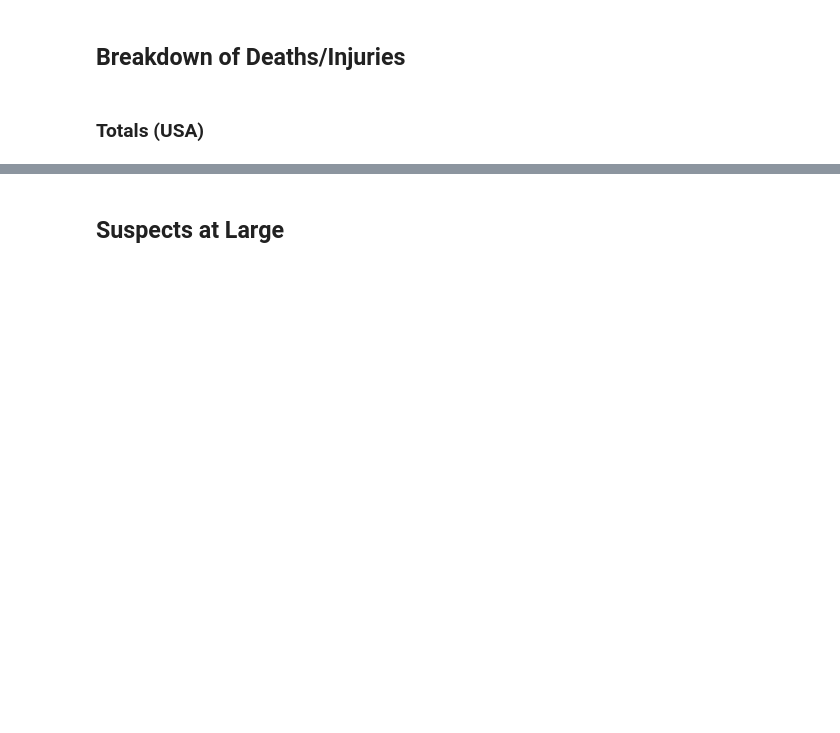
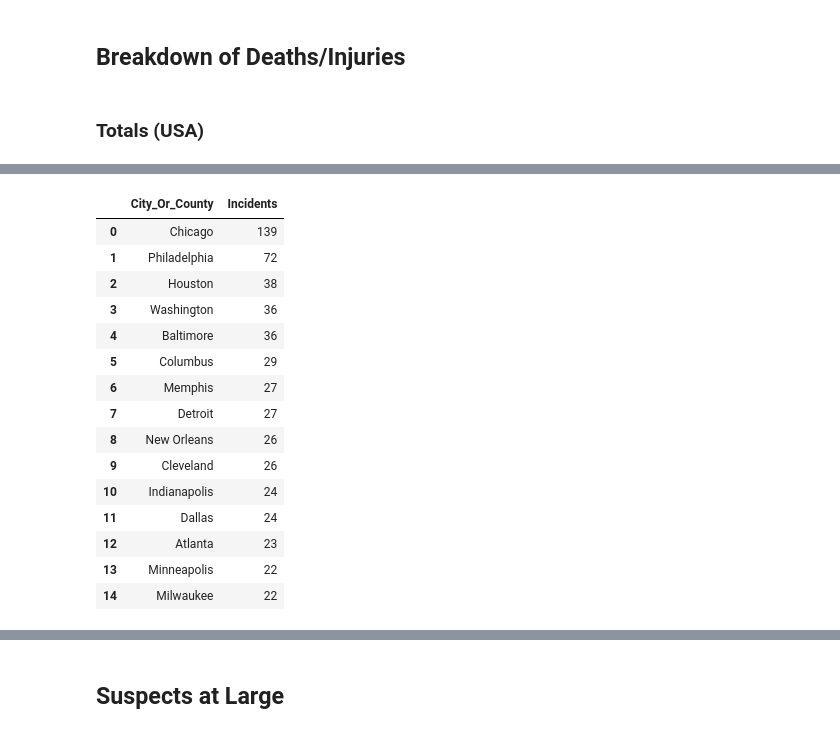
Before and after one commit to Tyton25/Event_Analysis, a Jupyter notebook: mass_gv_stats.ipynb, the cells around one changed output, grey strips where cells are left out. Drawn from its saved outputs; the diff is of its cells as text; code cells hidden in the pictures; blank space fills up the shorter version.

```diff
--- a/mass_gv_stats.ipynb
+++ b/mass_gv_stats.ipynb
@@ -255,0 +293,20 @@ df['Suspects_Arrested'].sum()
+# %%
+trunc_city_count_df = city_count_df[:15]
+trunc_city_count_df
+# %% [output]
+|  | City_Or_County | Incidents |
+| 0 | Chicago | 139 |
+| 1 | Philadelphia | 72 |
+| 2 | Houston | 38 |
+| 3 | Washington | 36 |
+| 4 | Baltimore | 36 |
+| 5 | Columbus | 29 |
+| 6 | Memphis | 27 |
+| 7 | Detroit | 27 |
+| 8 | New Orleans | 26 |
+| 9 | Cleveland | 26 |
+| 10 | Indianapolis | 24 |
+| 11 | Dallas | 24 |
+| 12 | Atlanta | 23 |
+| 13 | Minneapolis | 22 |
+| 14 | Milwaukee | 22 |
```
Also changed, not shown: parts of 31 cells of this notebook.
